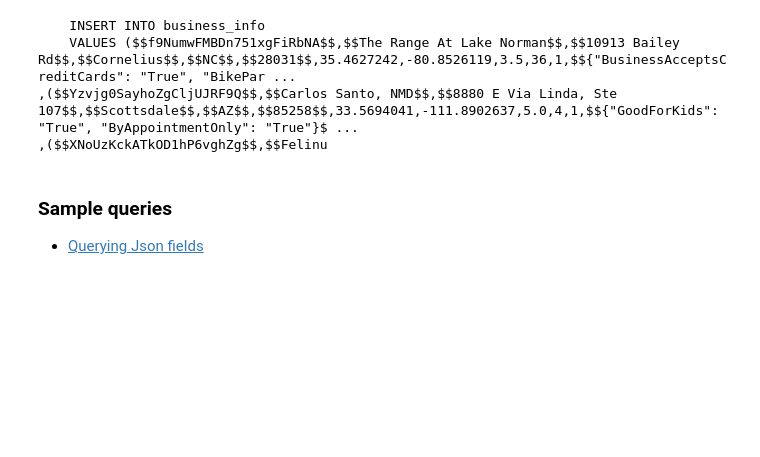
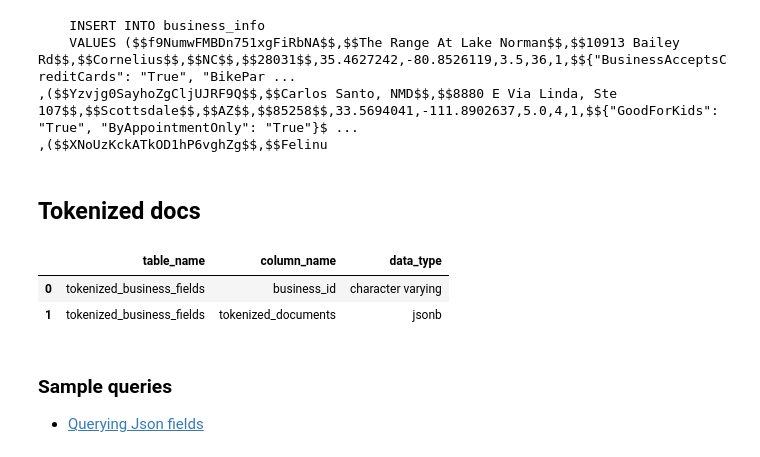
Before and after one commit to mbkranz/restaurant-app, a Jupyter notebook: notebooks/create-yelp-database.ipynb, the cells around one changed output. Saved outputs shown, nothing was run; the diff lists cells and outputs as text; code cells hidden in the pictures; blank space fills up the shorter version.

Commit message:
created section to put tokenized docs into tbl WIP

```diff
--- a/notebooks/create-yelp-database.ipynb
+++ b/notebooks/create-yelp-database.ipynb
@@ -277,6 +277,11 @@ business_info_fields = {
     'categories':'VARCHAR',
     'hours':'JSONB'
 }
+
+tokenized_business_fields = {
+    'business_id':'VARCHAR PRIMARY KEY',
+    'tokenized_documents':'JSONB',
+}
 # %%
 yelp_data_path = '/Users/michaelkranz/Documents/restaurant-app/data/yelp_dataset/'
 
@@ -386,6 +391,22 @@ print(business_info_insert_vals_query[0:1000])
 # %%
 with engine.connect() as conn:
     conn.execute(business_info_insert_vals_query)
+# %% [markdown]
+## Tokenized docs
+# %%
+tokenized_create_table_queries = make_create_sql_table_queries(
+    "tokenized_business_fields",
+    tokenized_business_fields
+)
+with engine.connect() as conn:
+    execute_sql_queries(tokenized_create_table_queries,conn=conn)
+    table_info = get_sql_table_info("tokenized_business_fields",conn=conn)
+# %%
+table_info
+# %% [output]
+|  | table_name | column_name | data_type |
+| 0 | tokenized_business_fields | business_id | character varying |
+| 1 | tokenized_business_fields | tokenized_documents | jsonb |
 # %% [markdown]
 ### Sample queries
 - [Querying Json fields](https://www.postgresqltutorial.com/postgresql-json/)
```
